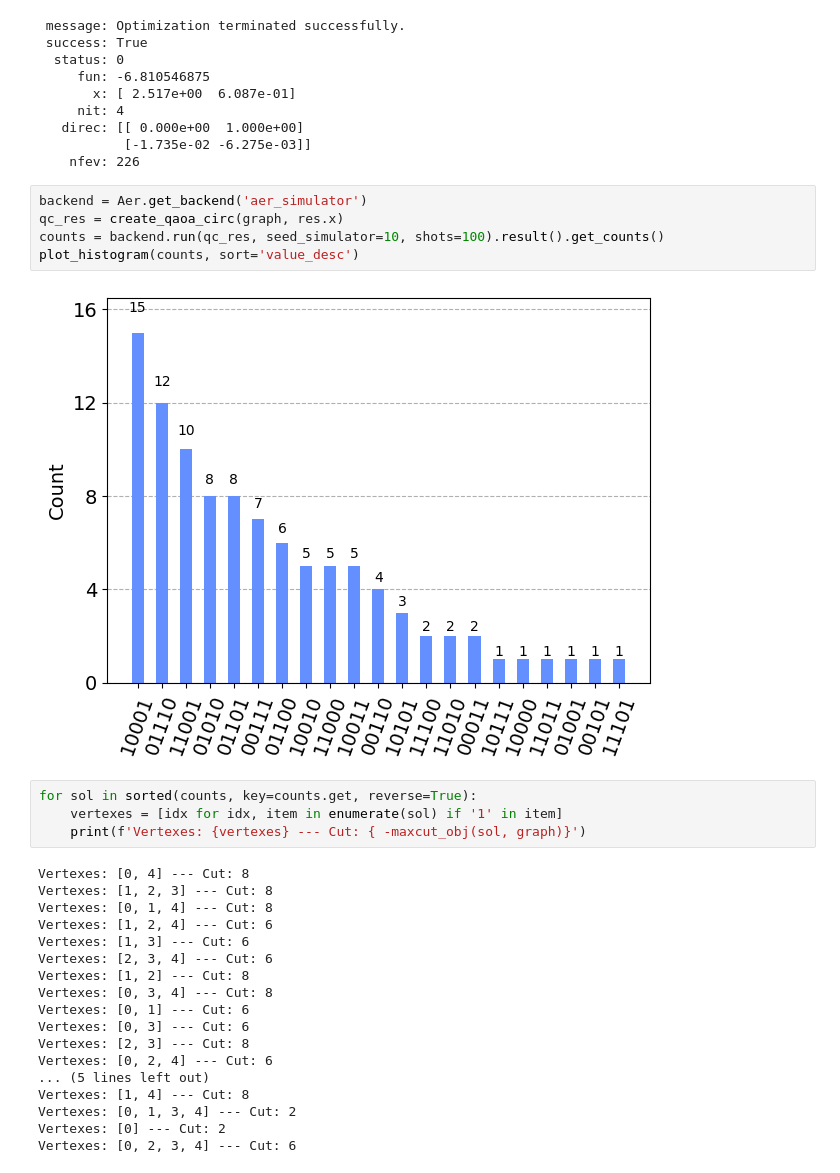
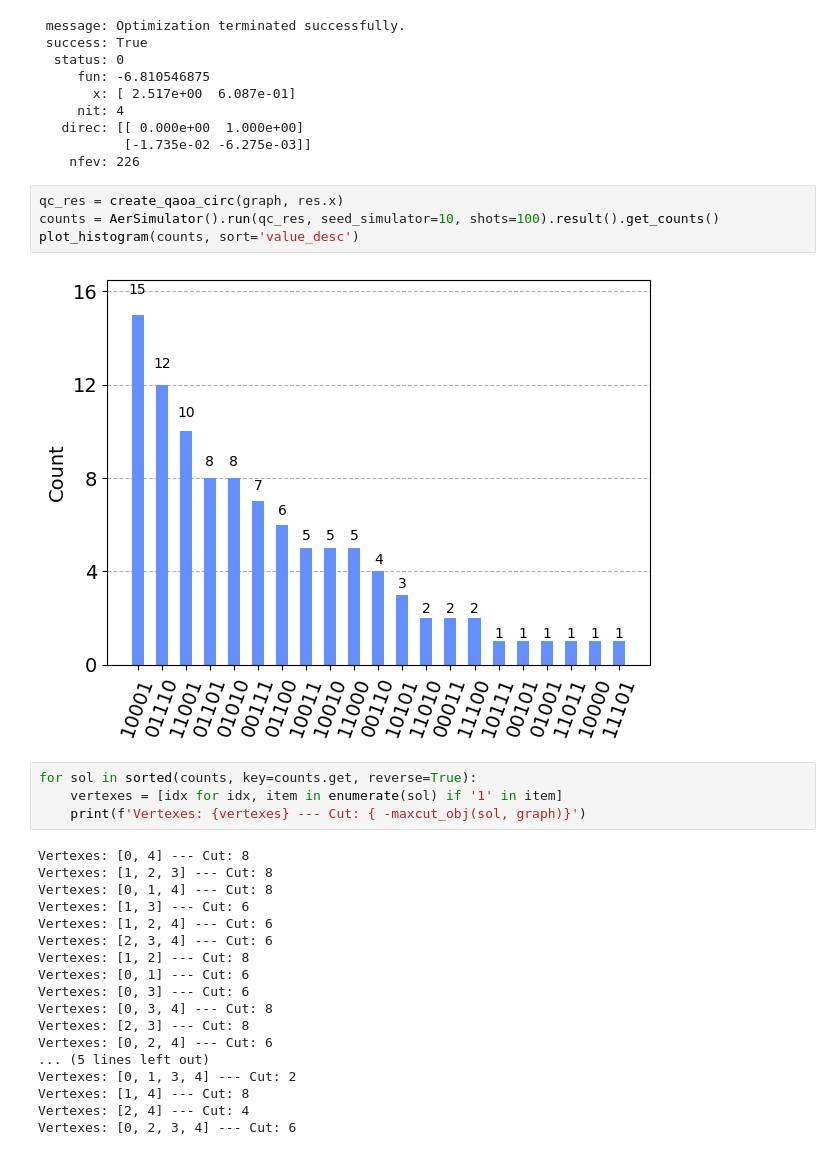
Before and after one commit to LINKS-Foundation-CPE/Master-QCC-2022-2023, a Jupyter notebook: QAOA_qiskit.ipynb, the cells around one changed output. Cells and saved outputs as stored; diff of their text form.

```diff
--- a/QAOA_qiskit.ipynb
+++ b/QAOA_qiskit.ipynb
@@ -129,12 +135,11 @@ res
            [-1.735e-02 -6.275e-03]]
     nfev: 226
 # %%
-backend = Aer.get_backend('aer_simulator')
 qc_res = create_qaoa_circ(graph, res.x)
-counts = backend.run(qc_res, seed_simulator=10, shots=100).result().get_counts()
+counts = AerSimulator().run(qc_res, seed_simulator=10, shots=100).result().get_counts()
 plot_histogram(counts, sort='value_desc')
 # %% [output]
-[figure, old version]
+[figure, new version]
 # %%
 for sol in sorted(counts, key=counts.get, reverse=True):
     vertexes = [idx for idx, item in enumerate(sol) if '1' in item]
@@ -143,17 +148,17 @@ for sol in sorted(counts, key=counts.get, reverse=True):
 Vertexes: [0, 4] --- Cut: 8
 Vertexes: [1, 2, 3] --- Cut: 8
 Vertexes: [0, 1, 4] --- Cut: 8
+Vertexes: [1, 3] --- Cut: 6
 Vertexes: [1, 2, 4] --- Cut: 6
-Vertexes: [1, 3] --- Cut: 6
 Vertexes: [2, 3, 4] --- Cut: 6
 Vertexes: [1, 2] --- Cut: 8
-Vertexes: [0, 3, 4] --- Cut: 8
 Vertexes: [0, 1] --- Cut: 6
 Vertexes: [0, 3] --- Cut: 6
+Vertexes: [0, 3, 4] --- Cut: 8
 Vertexes: [2, 3] --- Cut: 8
 Vertexes: [0, 2, 4] --- Cut: 6
 ... (5 lines left out)
+Vertexes: [0, 1, 3, 4] --- Cut: 2
 Vertexes: [1, 4] --- Cut: 8
-Vertexes: [0, 1, 3, 4] --- Cut: 2
-Vertexes: [0] --- Cut: 2
+Vertexes: [2, 4] --- Cut: 4
 Vertexes: [0, 2, 3, 4] --- Cut: 6
```
Also changed, not shown: parts of 1 cell of this notebook, 1 other file.
